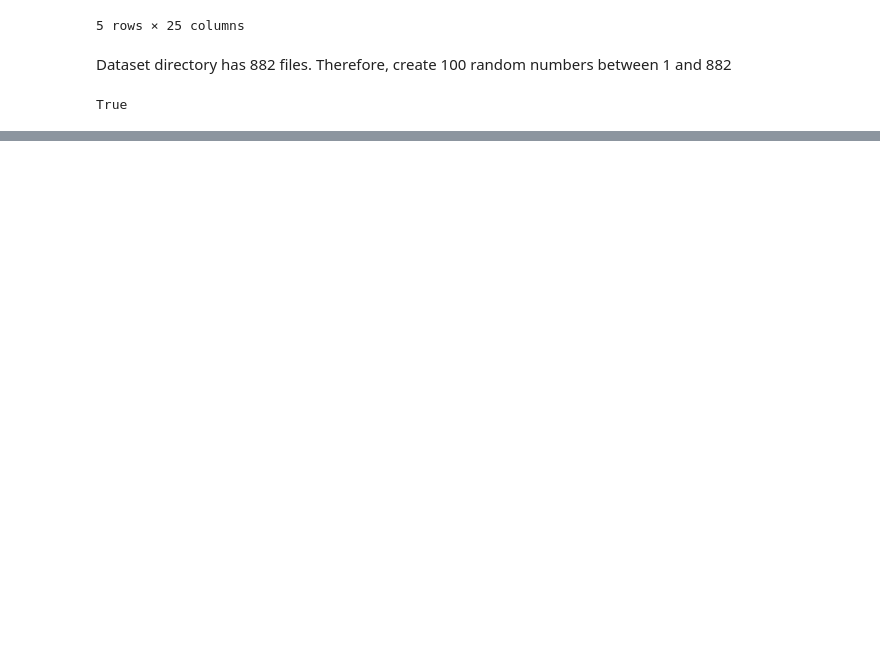
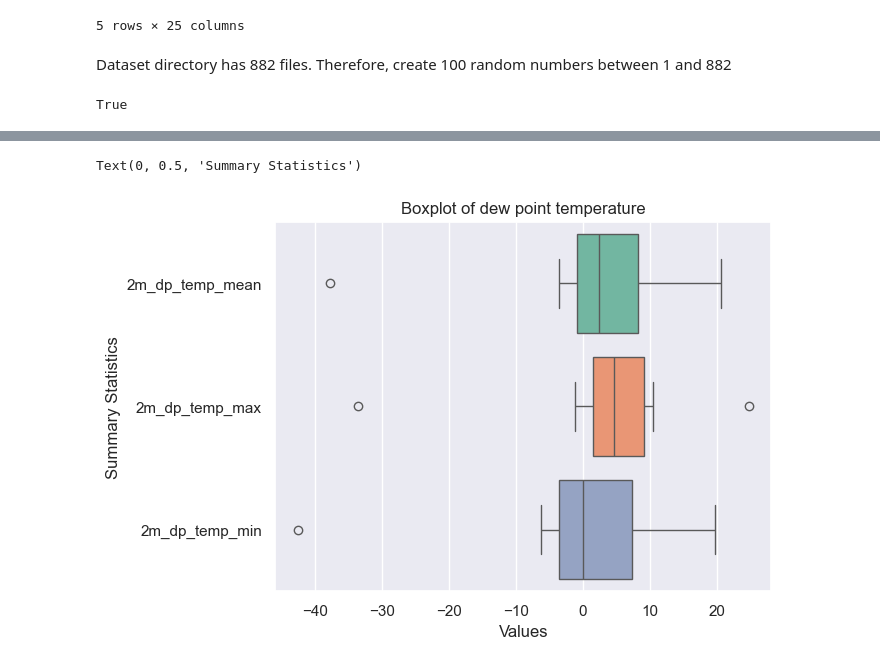
Before and after one commit to lebe1/ClimateChangeAI, a Jupyter notebook: Data-Preprocessing.ipynb, the cells around one changed output, grey strips where cells are left out. Saved outputs shown, nothing was run; the diff lists cells and outputs as text; code cells hidden in the pictures; blank space fills up the shorter version.

```diff
--- a/Data-Preprocessing.ipynb
+++ b/Data-Preprocessing.ipynb
@@ -74,0 +156,24 @@ True
+# %%
+# Describe the data to get summary statistics without the first four columns
+numerical_columns = ["2m_dp_temp_mean", "2m_dp_temp_max", "2m_dp_temp_min"]
+
+# Calculate summary statistics
+summary_stats = df[numerical_columns].describe()
+
+# Remove the count row
+summary_stats = summary_stats.drop('count', axis=0)
+
+# Boxplot via seaborn
+sns.boxplot(data=summary_stats, orient="h", palette="Set2")
+
+
+# ax = summary_stats.plot(kind='box', vert=False, figsize=(10, 6))
+# #ax.set_xscale('log')
+plt.title('Boxplot of dew point temperature')
+plt.xlabel('Values')
+plt.ylabel('Summary Statistics')
+# plt.grid(True)
+# plt.show()
+# %% [output]
+Text(0, 0.5, 'Summary Statistics')
+[figure, added]
```
Also changed, not shown: parts of 27 cells of this notebook.
